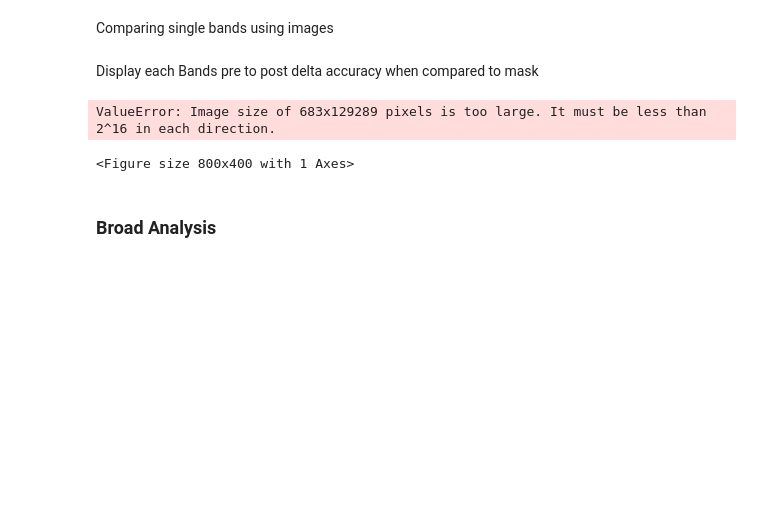
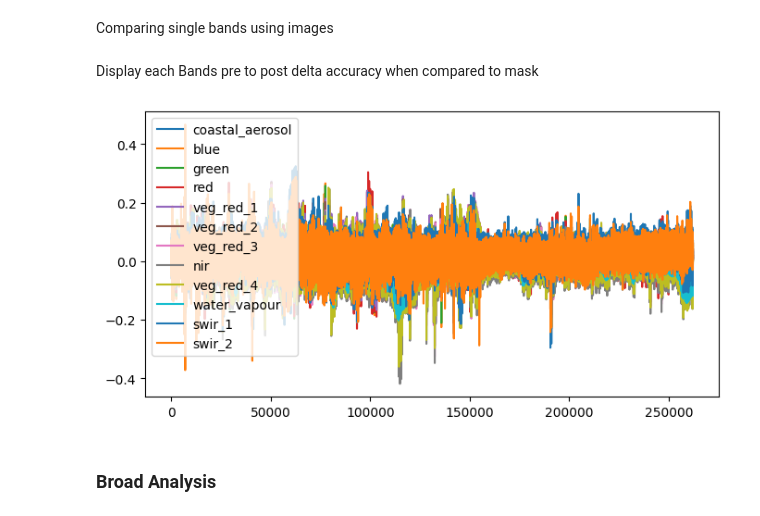
Before and after one commit to JackFlint3/DataMiningChallenge, a Jupyter notebook: dataAnalysis.ipynb, the cells around one changed output. Drawn from its saved outputs; the diff is of its cells as text; code cells hidden in the pictures; blank space fills up the shorter version.

Commit message:
plot graph more defined

```diff
--- a/dataAnalysis.ipynb
+++ b/dataAnalysis.ipynb
@@ -151,17 +151,16 @@ Display each Bands pre to post delta accuracy when compared to mask
 # %%
 # Calculate the delta between the pre and post-fire images
 delta = post - pre
 
 fig, ax = plt.subplots(figsize=(8, 4))
 for band in post.band:
-    selBand = delta.sel(band=band).values[::10]
+    selBand = delta.sel(band=band).values.flatten()
 
     ax.plot(selBand, label=band.values)
 
 plt.legend()
 plt.show()
 # %% [output]
-ValueError: Image size of 683x129289 pixels is too large. It must be less than 2^16 in each direction.
-<Figure size 800x400 with 1 Axes>
+[figure, added]
 # %% [markdown]
 ### Broad Analysis
```
